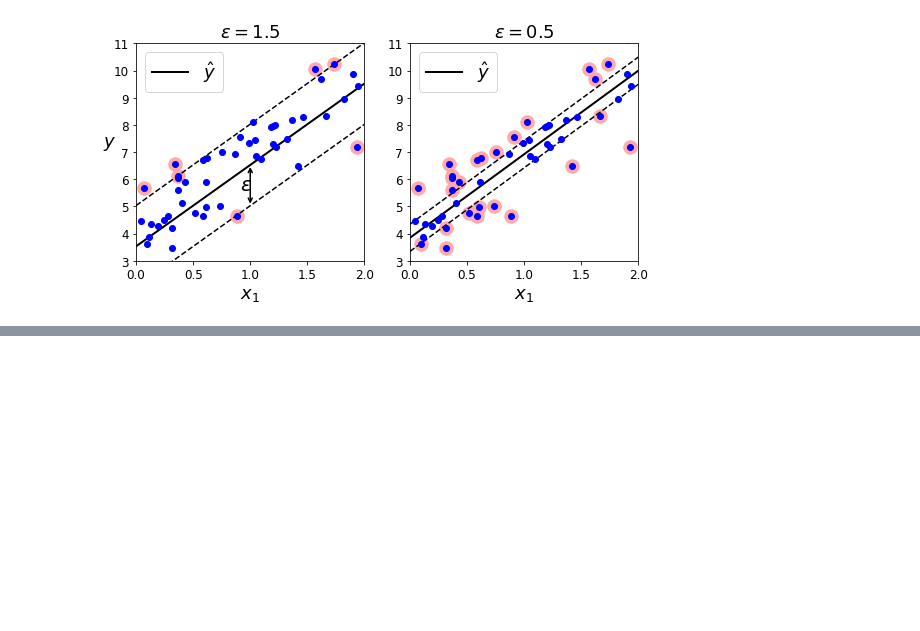
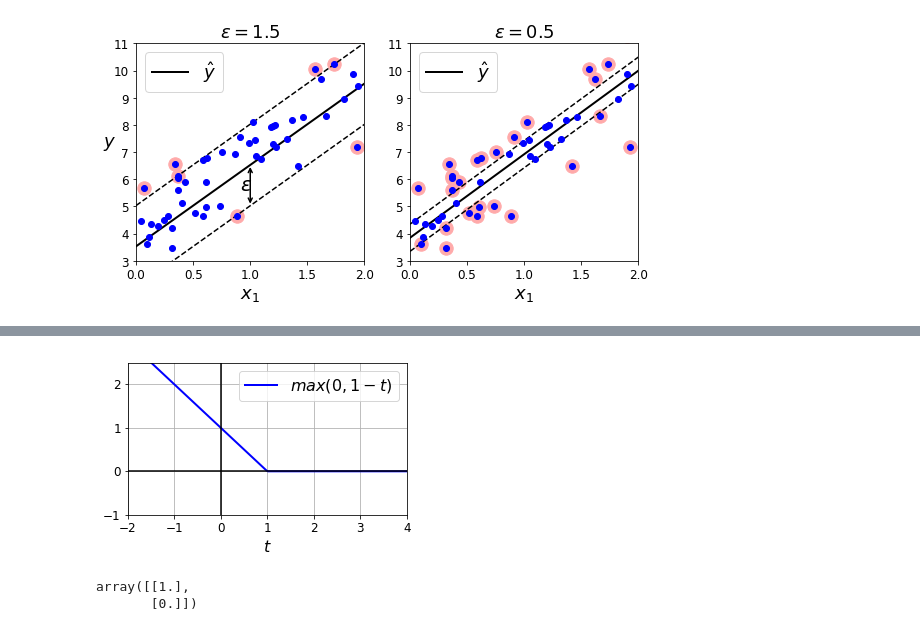
Before and after one commit to thephet/handson_ml, a Jupyter notebook: 05_support_vector_machines.ipynb, the cells around one changed output, grey strips where cells are left out. Saved outputs shown, nothing was run; the diff lists cells and outputs as text; code cells hidden in the pictures; blank space fills up the shorter version.

```diff
--- a/05_support_vector_machines.ipynb
+++ b/05_support_vector_machines.ipynb
@@ -554,0 +660,16 @@ plt.show()
+# %%
+t = np.linspace(-2, 4, 200)
+h = np.where(1 - t < 0, 0, 1 - t)  # max(0, 1-t)
+
+plt.figure(figsize=(5,2.8))
+plt.plot(t, h, "b-", linewidth=2, label="$max(0, 1 - t)$")
+plt.grid(True, which='both')
+plt.axhline(y=0, color='k')
+plt.axvline(x=0, color='k')
+plt.yticks(np.arange(-1, 2.5, 1))
+plt.xlabel("$t$", fontsize=16)
+plt.axis([-2, 4, -1, 2.5])
+plt.legend(loc="upper right", fontsize=16)
+plt.show()
+# %% [output]
+[figure, added]
@@ -554,0 +680,61 @@ plt.show()
+# %%
+from sklearn.base import BaseEstimator
+
+class MyLinearSVC(BaseEstimator):
+    def __init__(self, C=1, eta0=1, eta_d=10000, n_epochs=1000, random_state=None):
+        self.C = C
+        self.eta0 = eta0
+        self.n_epochs = n_epochs
+        self.random_state = random_state
+        self.eta_d = eta_d
+
+    def eta(self, epoch):
+        return self.eta0 / (epoch + self.eta_d)
+
+    def fit(self, X, y):
+        # Random initialization
+        if self.random_state:
+            np.random.seed(self.random_state)
+        w = np.random.randn(X.shape[1], 1) # n feature weights
+        b = 0
+
+        m = len(X)
+        t = y * 2 - 1  # -1 if t==0, +1 if t==1
+        X_t = X * t
+        self.Js=[]
+
+        # Training
+        for epoch in range(self.n_epochs):
+            support_vectors_idx = (X_t.dot(w) + t * b < 1).ravel()
+            X_t_sv = X_t[support_vectors_idx]
+            t_sv = t[support_vectors_idx]
+
+            J = 1/2 * np.sum(w * w) + self.C * (np.sum(1 - X_t_sv.dot(w)) - b * np.sum(t_sv))
+            self.Js.append(J)
+
+            w_gradient_vector = w - self.C * np.sum(X_t_sv, axis=0).reshape(-1, 1)
+            b_derivative = -C * np.sum(t_sv)
+
+            w = w - self.eta(epoch) * w_gradient_vector
+            b = b - self.eta(epoch) * b_derivative
+
+
+        self.intercept_ = np.array([b])
+        self.coef_ = np.array([w])
+        support_vectors_idx = (X_t.dot(w) + t * b < 1).ravel()
+        self.support_vectors_ = X[support_vectors_idx]
+        return self
+
+    def decision_function(self, X):
+        return X.dot(self.coef_[0]) + self.intercept_[0]
+
+    def predict(self, X):
+        return (self.decision_function(X) >= 0).astype(np.float64)
+
+C=2
+svm_clf = MyLinearSVC(C=C, eta0 = 10, eta_d = 1000, n_epochs=60000, random_state=2)
+svm_clf.fit(X, y)
+svm_clf.predict(np.array([[5, 2], [4, 1]]))
+# %% [output]
+array([[1.],
+       [0.]])
```
Also changed, not shown: parts of 34 cells of this notebook.
